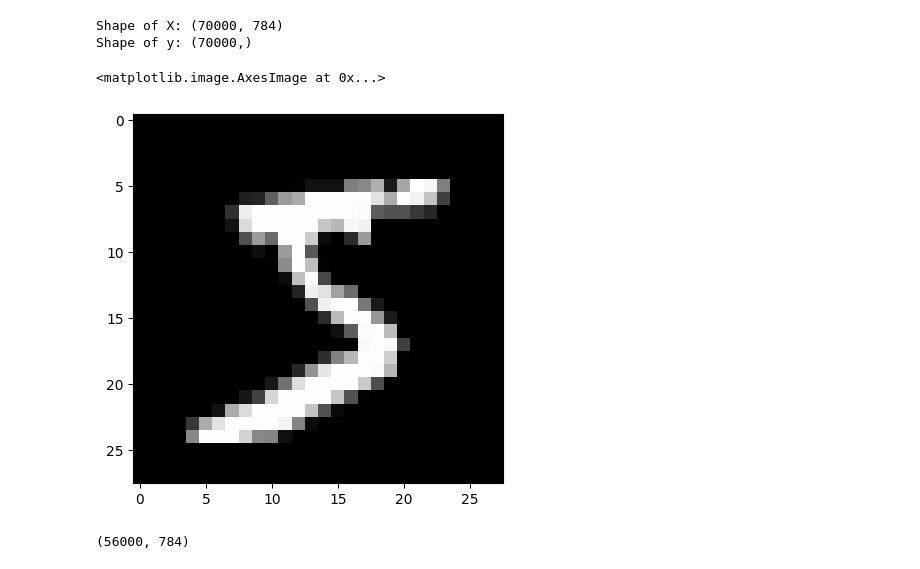
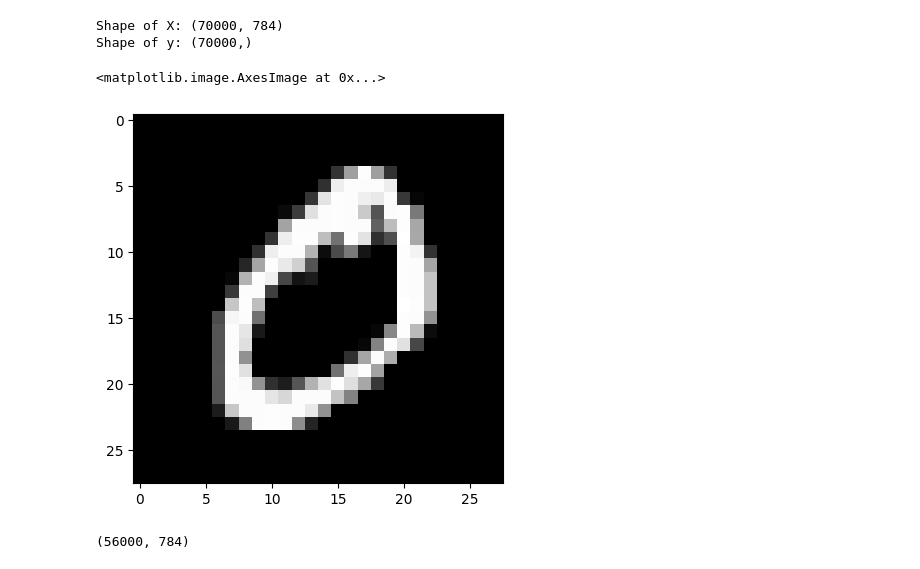
Before and after one commit to maxwellugwu/Classification-with-feedforward-networksx-xy26, a Jupyter notebook: Classification_of_MNIST_data.ipynb, the cells around one changed output. Saved outputs shown, nothing was run; the diff lists cells and outputs as text; code cells hidden in the pictures.

```diff
--- a/Classification_of_MNIST_data.ipynb
+++ b/Classification_of_MNIST_data.ipynb
@@ -23,10 +23,10 @@ import torch.nn.functional as F
 import matplotlib.pyplot as plt
 import numpy as np
 # %%
-plt.imshow(X[0].reshape(28, 28), cmap='gray')
+plt.imshow(X[1].reshape(28, 28), cmap='gray')
 # %% [output]
 <matplotlib.image.AxesImage at 0x...>
-[figure, old version]
+[figure, new version]
 # %%
 X_train, X_test, y_train, y_test = train_test_split(X, y, test_size=0.2)
 X_train.shape
```
Also changed, not shown: parts of 3 cells of this notebook.
